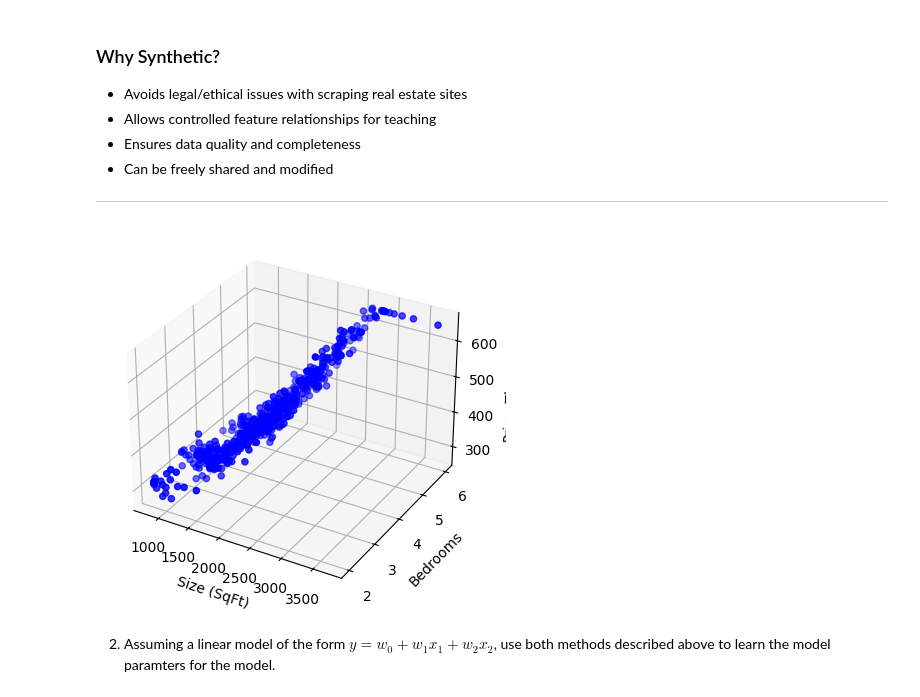
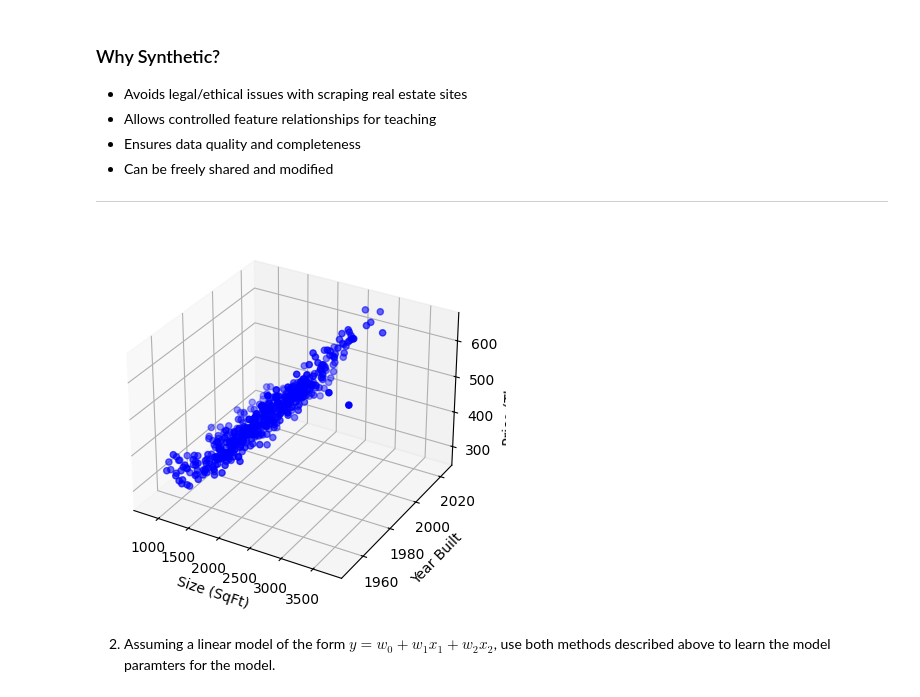
Before and after one commit to dyl80/Project1, a Jupyter notebook: Project1_S2026.ipynb, the cells around one changed output. Drawn from its saved outputs; the diff is of its cells as text; code cells hidden in the pictures.

```diff
--- a/Project1_S2026.ipynb
+++ b/Project1_S2026.ipynb
@@ -283,15 +283,15 @@ Price = f(size, size², age, age², bedrooms, bathrooms, lot_size,
 # %%
 # 3D scatter plot of the data to see what the data looks like #
 hdf = pd.read_csv("RapidCityHousing.csv")
 fig = plt.figure()
 ax = fig.add_subplot(111, projection='3d')
-ax.scatter(hdf['Size_SqFt'], hdf['Bedrooms'], hdf['Price_Thousands'], c='blue', marker='o')
+ax.scatter(hdf['Size_SqFt'], hdf['Year_Built'], hdf['Price_Thousands'], c='blue', marker='o')
 ax.set_xlabel('Size (SqFt)')
-ax.set_ylabel('Bedrooms')
+ax.set_ylabel('Year Built')
 ax.set_zlabel('Price (Thousands)')
 
 plt.show()
 # %% [output]
-[figure, old version]
+[figure, new version]
 # %% [markdown]
 2. Assuming a linear model of the form $y = w_0 + w_1 x_1 + w_2 x_2$, use both methods described above to learn the model paramters for the model.
```
Also changed, not shown: parts of 5 cells of this notebook.
